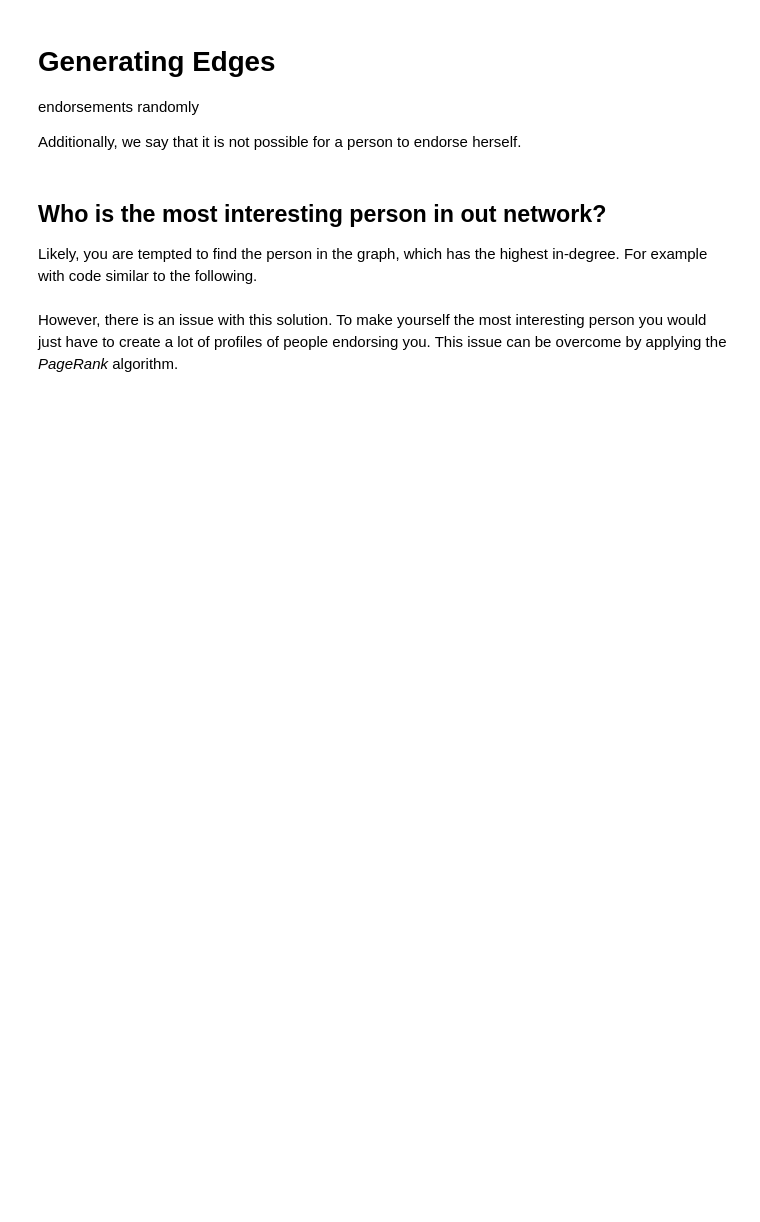
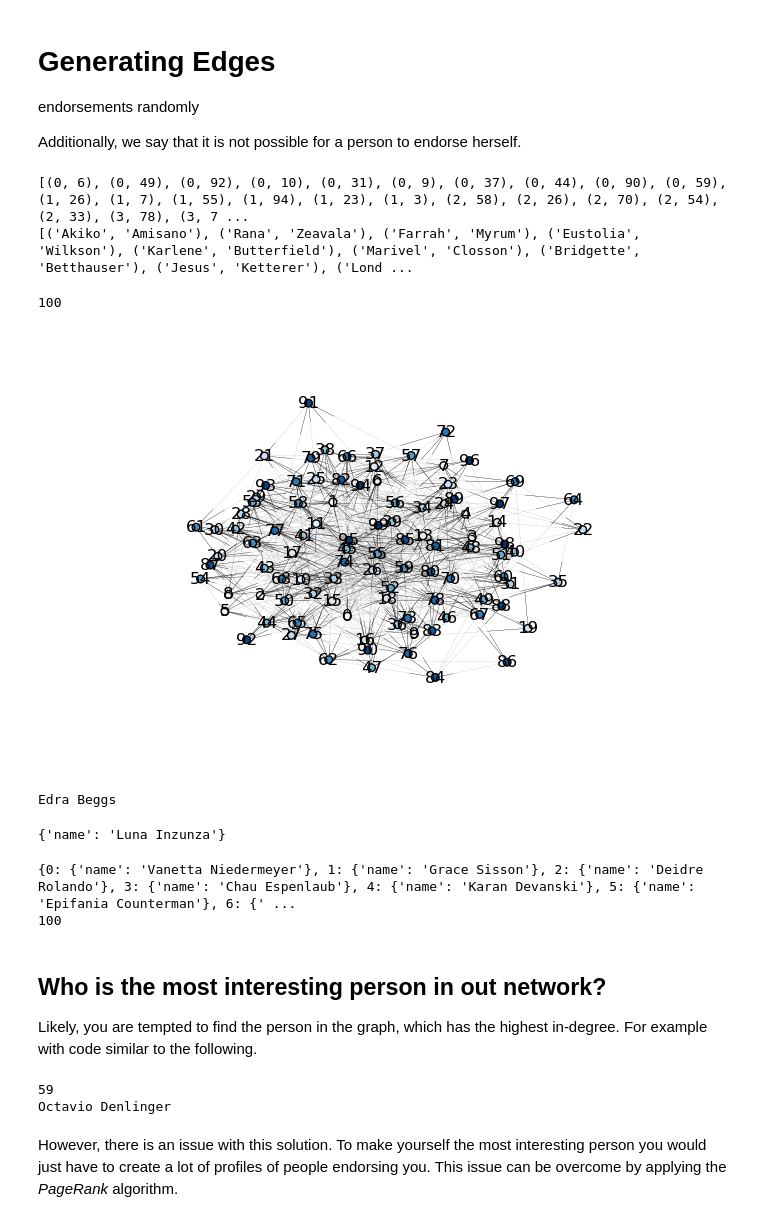
Before and after one commit to KongBoje/get_things_done_with_python, a Jupyter notebook: notebooks/18-Graphs and PageRank.ipynb, the cells around one changed output. Cells and saved outputs as stored; diff of their text form; code cells hidden in the pictures; blank space fills up the shorter version.

```diff
--- a/notebooks/18-Graphs and PageRank.ipynb
+++ b/notebooks/18-Graphs and PageRank.ipynb
@@ -147,7 +155,8 @@ def get_no_endorsments():
     }
     p_distribution = [0.05, 0.36, 0.45, 0.1, 0.035, 0.005]
 
-    no_relation_class = choice(list(relation_classes.keys()), p=p_distribution)
+    no_relation_class = choice(list(relation_classes.keys()),
+                               p=p_distribution)
     no_endorsments = randint(relation_classes[no_relation_class][0],
                              relation_classes[no_relation_class][1])
     return no_endorsments
@@ -176,8 +185,11 @@ def create_endorsements(node_list):
 
 endorsements = create_endorsements(person_list)
 
-#print(endorsements[:30])
-#print(person_list)
+print(endorsements[:30])
+print(person_list)
+# %% [output]
+[(0, 6), (0, 49), (0, 92), (0, 10), (0, 31), (0, 9), (0, 37), (0, 44), (0, 90), (0, 59), (1, 26), (1, 7), (1, 55), (1, 94), (1, 23), (1, 3), (2, 58), (2, 26), (2, 70), (2, 54), (2, 33), (3, 78), (3, 7 ...
+[('Akiko', 'Amisano'), ('Rana', 'Zeavala'), ('Farrah', 'Myrum'), ('Eustolia', 'Wilkson'), ('Karlene', 'Butterfield'), ('Marivel', 'Closson'), ('Bridgette', 'Betthauser'), ('Jesus', 'Ketterer'), ('Lond ...
 # %%
 %matplotlib inline
 import warnings
@@ -185,38 +197,52 @@ warnings.filterwarnings('ignore')
 # %%
 import networkx as nx
 import matplotlib.pyplot as plt
 from networkx.drawing.nx_agraph import graphviz_layout, write_dot
 
 
 def create_graph():
     graph = nx.DiGraph()
     graph.clear()
 
     # add node by node, needed to add attributes...
     print(len(all_names_list))
 
     for idx, name_pair in enumerate(all_names_list):
         graph.add_node(idx, name=' '.join(name_pair))
 
     # graph.add_nodes_from(all_names_list)
     graph.add_edges_from(endorsements)
 
     return graph
 
 
 def draw_graph(graph):
-    nx.draw(graph, pos=graphviz_layout(graph), node_size=30, width=.05, cmap=plt.cm.Blues,
-            with_labels=False, node_color=range(len(graph)))
+    nx.draw(graph, pos=graphviz_layout(graph),
+            node_size=30, width=.05, cmap=plt.cm.Blues,
+            with_labels=True, node_color=range(len(graph)))
 
 graph = create_graph()
 draw_graph(graph)
+
+#nx.write_gml(graph, './social_network.gml')
+# %% [output]
+100
+[figure, added]
 # %%
 print(graph.node[10]['name'])
 graph.out_degree(10)
+graph.node[graph.out_edges(10)[0][1]]
 graph.in_edges(10)
+graph.node
+# %% [output]
+Edra Beggs
+{'name': 'Luna Inzunza'}
 # %%
 print(graph.node)
 print(graph.number_of_nodes())
+# %% [output]
+{0: {'name': 'Vanetta Niedermeyer'}, 1: {'name': 'Grace Sisson'}, 2: {'name': 'Deidre Rolando'}, 3: {'name': 'Chau Espenlaub'}, 4: {'name': 'Karan Devanski'}, 5: {'name': 'Epifania Counterman'}, 6: {' ...
+100
 # %% [markdown]
 ## Who is the most interesting person in out network?
 
@@ -226,6 +252,9 @@ in_deg_vec = np.array([graph.in_degree(n) for n in graph.nodes()])
 max_ind_deg = in_deg_vec.max()
 print(np.argmax(in_deg_vec))
 print(graph.node[np.argmax(in_deg_vec)]['name'])
+# %% [output]
+59
+Octavio Denlinger
 # %% [markdown]
 However, there is an issue with this solution. To make yourself the most interesting person you would just have to create a lot of profiles of people endorsing you. This issue can be overcome by applying the *PageRank* algorithm.
 # %% [markdown]
```
Also changed, not shown: parts of 4 cells of this notebook.
